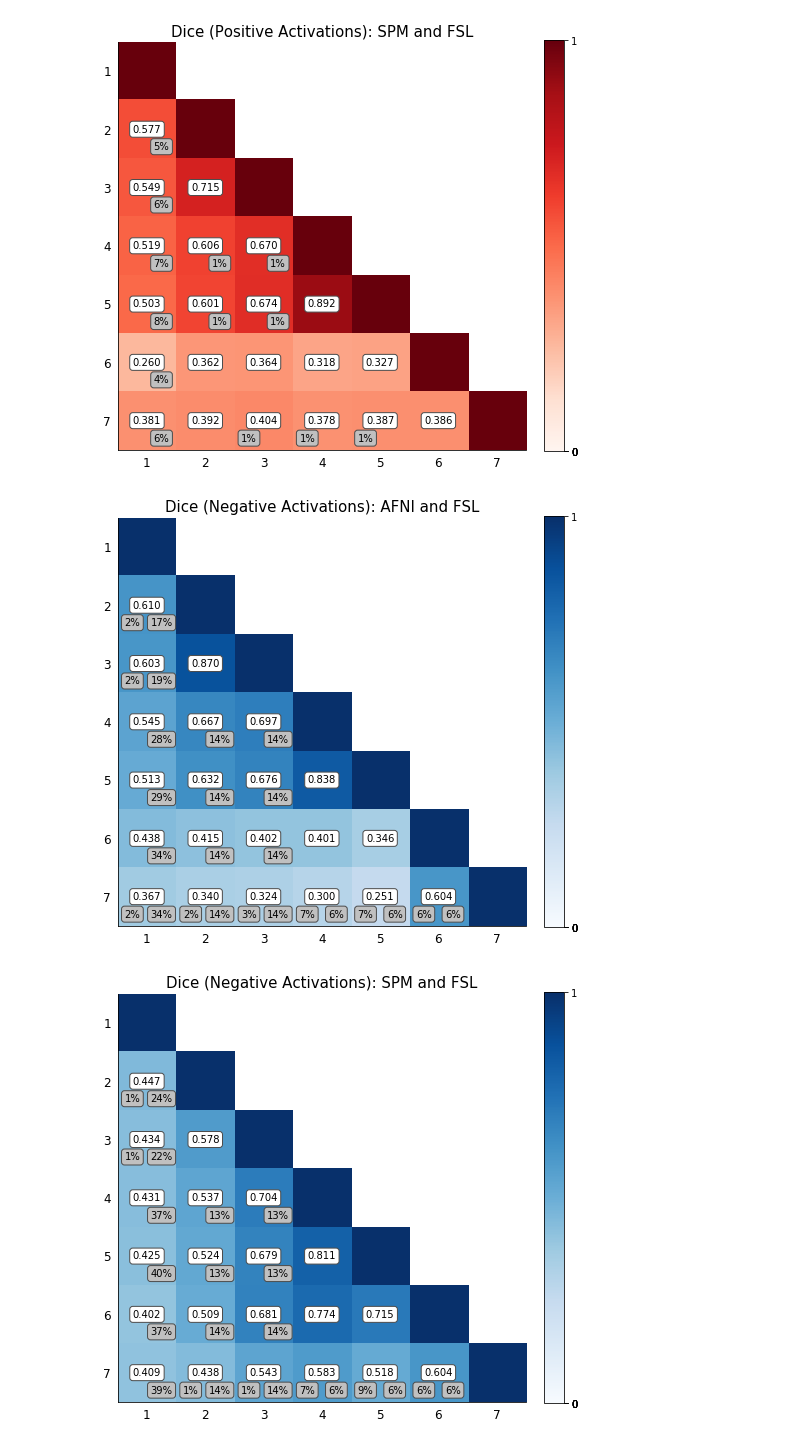
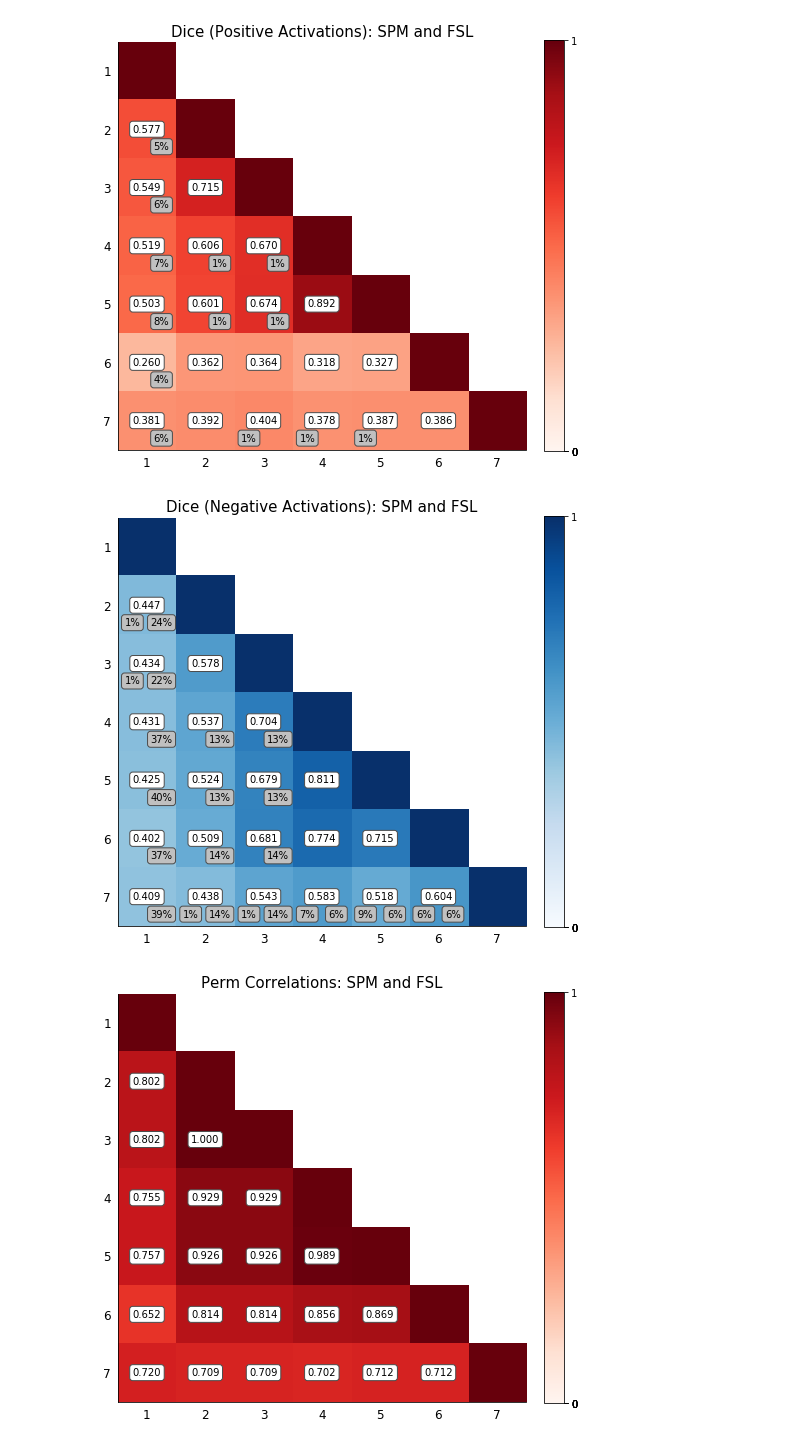
Before and after one commit to NISOx-BDI/SC2, a Jupyter notebook: figures/ds001_notebook.ipynb, the cells around one changed output. Cells and saved outputs as stored; diff of their text form; code cells hidden in the pictures.

Commit message:
More work on mass-comparison figures, SPM and FSL permutation figs done

```diff
--- a/figures/ds001_notebook.ipynb
+++ b/figures/ds001_notebook.ipynb
@@ -640,12 +646,14 @@ new_dice.new_dice(old_spm_exc_set_file, spm_exc_set_file, fsl_spm_subject_level_
 # %% [output]
 [figure]
 # %%
-new_dice.new_dice(old_afni_exc_set_file_neg, afni_exc_set_file_neg, fsl_afni_subject_level_exc_set_file_neg, afni_drift_exc_set_file_neg, afni_design_exc_set_file_neg, fsl_exc_set_file_neg, old_fsl_exc_set_file_neg,
-                  old_afni_stat_file, afni_stat_file, fsl_afni_subject_level_stat_file, afni_drift_stat_file, afni_design_stat_file, fsl_stat_file, old_fsl_stat_file,
-                  Positive=False, Title='Dice (Negative Activations): AFNI and FSL')
+reload(new_dice)
+new_dice.new_dice(old_spm_exc_set_file_neg, spm_exc_set_file_neg, fsl_spm_subject_level_exc_set_file_neg, spm_drift_exc_set_file_neg, spm_design_exc_set_file_neg, fsl_exc_set_file_neg, old_fsl_exc_set_file_neg,
+                  old_spm_stat_file, spm_stat_file, fsl_spm_subject_level_stat_file, spm_drift_stat_file, spm_design_stat_file, fsl_stat_file, old_fsl_stat_file,
+                  Positive=False, Title='Dice (Negative Activations): SPM and FSL')
 # %% [output]
-[figure, old version]
+[figure, new version]
-# %%
-3
-# %% [output]
-[figure, removed]
+# %%
+reload(correlation_tables)
+correlation_tables.new_correlation_tables(old_spm_perm, spm_perm, fsl_spm_subject_level_perm, spm_drift_perm, spm_design_perm, fsl_perm, old_fsl_perm, title= "Perm Correlations: SPM and FSL")
+# %% [output]
+[figure, added]
```
Also changed, not shown: parts of 5 cells of this notebook, 18 other files.
